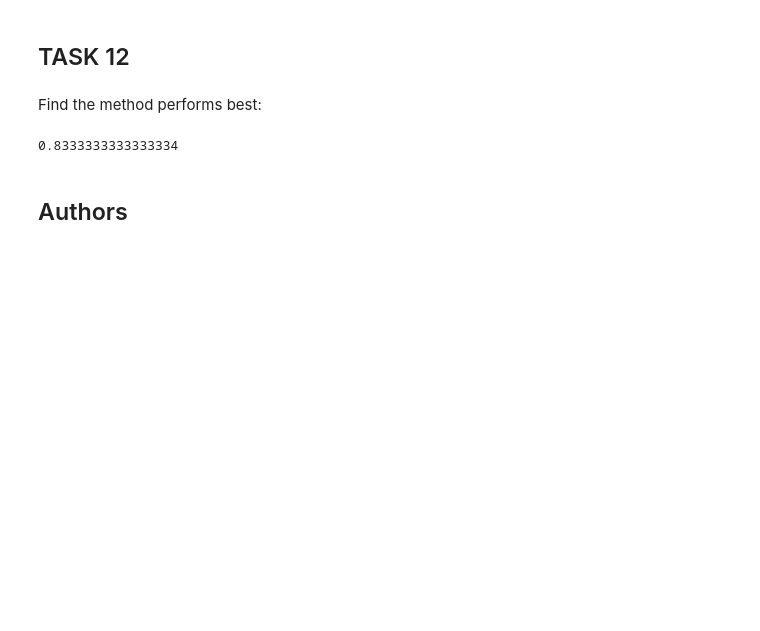
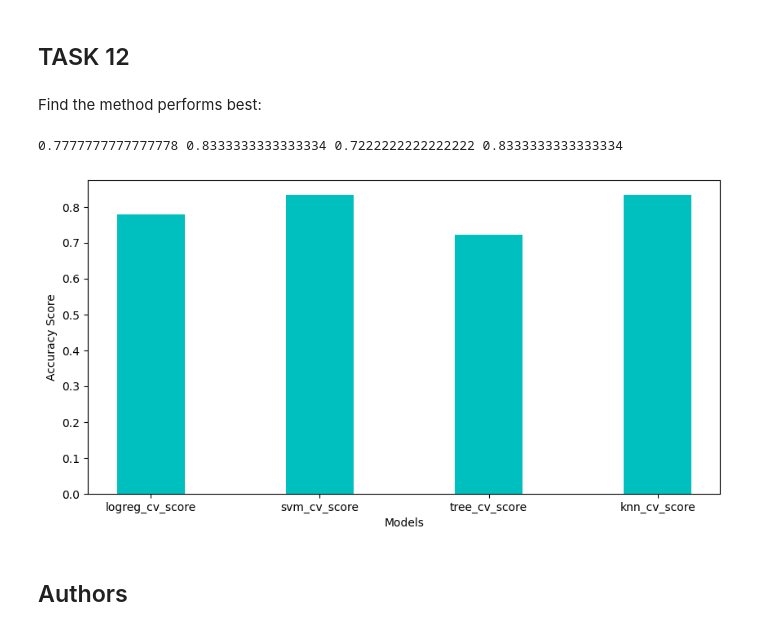
Before and after one commit to Monsterglitch/DS-Capstone, a Jupyter notebook: Module_4/SpaceX_Machine Learning Prediction_Part_5.ipynb, the cells around one changed output. Cells and saved outputs as stored; diff of their text form; code cells hidden in the pictures; blank space fills up the shorter version.

```diff
--- a/Module_4/SpaceX_Machine Learning Prediction_Part_5.ipynb
+++ b/Module_4/SpaceX_Machine Learning Prediction_Part_5.ipynb
@@ -351,9 +351,20 @@ plot_confusion_matrix(Y_test,yhat)
 # %% [markdown]
 Find the method performs best:
 # %%
-max(logreg_cv_score, svm_cv_score, tree_cv_score, knn_cv_score)
+print(logreg_cv_score, svm_cv_score, tree_cv_score, knn_cv_score)
 # %% [output]
-0.8333333333333334
+0.7777777777777778 0.8333333333333334 0.7222222222222222 0.8333333333333334
+# %%
+data = {'logreg_cv_score': 0.7777777777777778, 'svm_cv_score': 0.8333333333333334, 'tree_cv_score' : 0.7222222222222222, 'knn_cv_score' : 0.8333333333333334}
+Models = list(data.keys())
+Accuracy = list(data.values())
+fig = plt.figure(figsize = (10, 5))
+plt.bar(Models, Accuracy, color = 'c', width = 0.4)
+plt.xlabel("Models")
+plt.ylabel("Accuracy Score")
+plt.show()
+# %% [output]
+[figure, added]
 # %% [markdown]
 ## Authors
 # %% [markdown]
```
Also changed, not shown: parts of 4 cells of this notebook.
